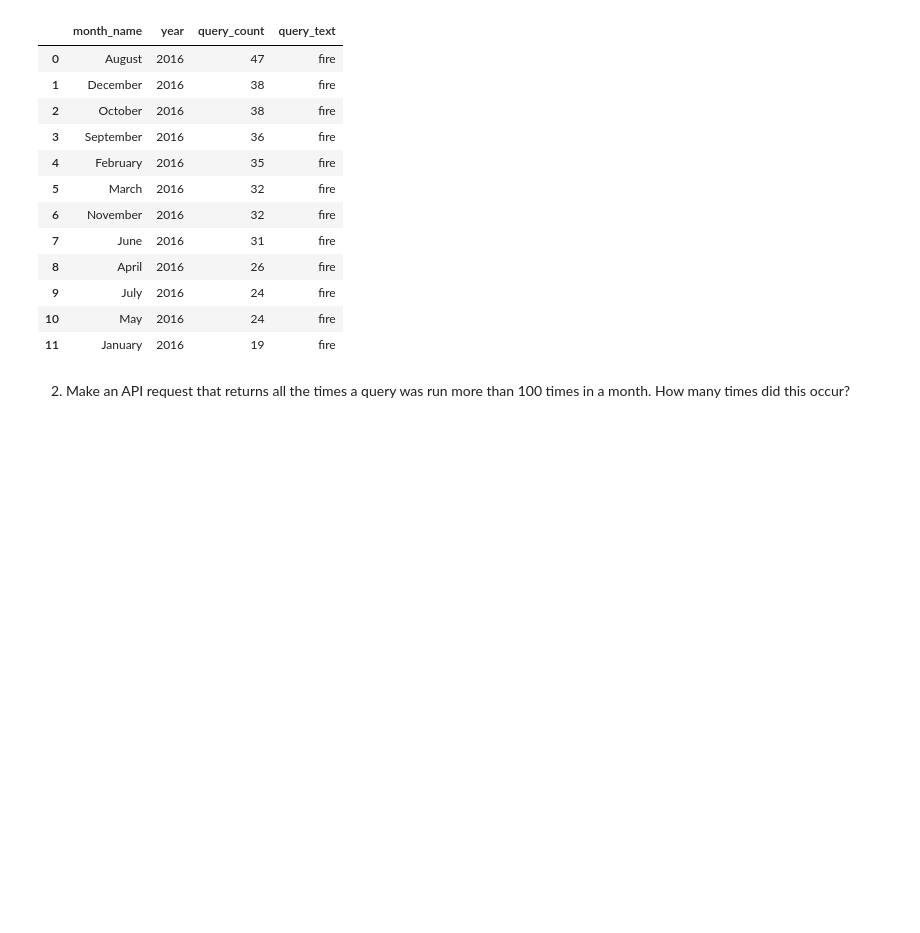
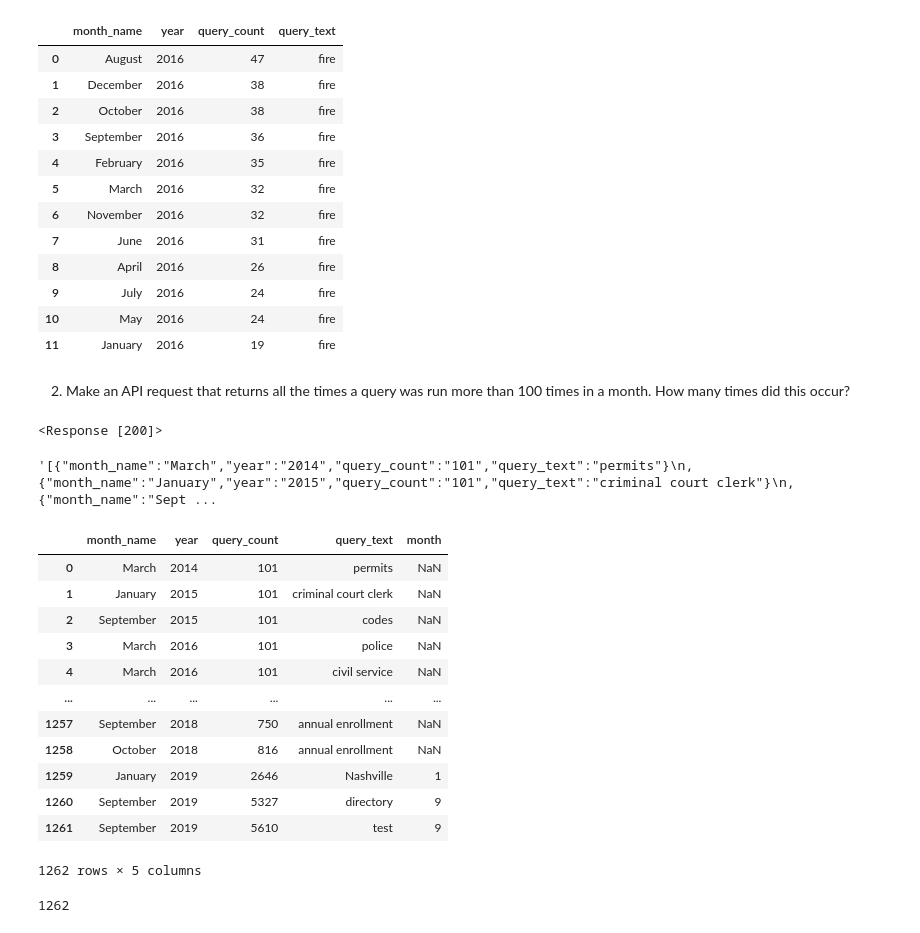
Before and after one commit to NSS-Data-Analytics-Cohort-8/socrata_api-Jerspen175, a Jupyter notebook: notebook/API.ipynb, the cells around one changed output. Saved outputs shown, nothing was run; the diff lists cells and outputs as text; code cells hidden in the pictures; blank space fills up the shorter version.

```diff
--- a/notebook/API.ipynb
+++ b/notebook/API.ipynb
@@ -52,12 +52,36 @@ fire_df
 # %% [markdown]
 2. Make an API request that returns all the times a query was run more than 100 times in a month. How many times did this occur?
 # %%
-endpoint = 'https://data.nashville.gov/resource/fuaa-r5cm.json?$where=query_count > 100'
+endpoint = 'https://data.nashville.gov/resource/fuaa-r5cm.json?$limit=50000&$where=query_count > 100'
 
 response = requests.get(endpoint)
 # %%
 response
+# %% [output]
+<Response [200]>
 # %%
 response.text
+# %% [output]
+'[{"month_name":"March","year":"2014","query_count":"101","query_text":"permits"}\n,{"month_name":"January","year":"2015","query_count":"101","query_text":"criminal court clerk"}\n,{"month_name":"Sept ...
 # %%
-len(response.json())
+count_query = response.json()
+count_df = pd.DataFrame(count_query)
+count_df
+# %% [output]
+|  | month_name | year | query_count | query_text | month |
+| 0 | March | 2014 | 101 | permits | NaN |
+| 1 | January | 2015 | 101 | criminal court clerk | NaN |
+| 2 | September | 2015 | 101 | codes | NaN |
+| 3 | March | 2016 | 101 | police | NaN |
+| 4 | March | 2016 | 101 | civil service | NaN |
+| ... | ... | ... | ... | ... | ... |
+| 1257 | September | 2018 | 750 | annual enrollment | NaN |
+| 1258 | October | 2018 | 816 | annual enrollment | NaN |
+| 1259 | January | 2019 | 2646 | Nashville | 1 |
+| 1260 | September | 2019 | 5327 | directory | 9 |
+| 1261 | September | 2019 | 5610 | test | 9 |
+1262 rows × 5 columns
+# %%
+len(count_query)
+# %% [output]
+1262
```
